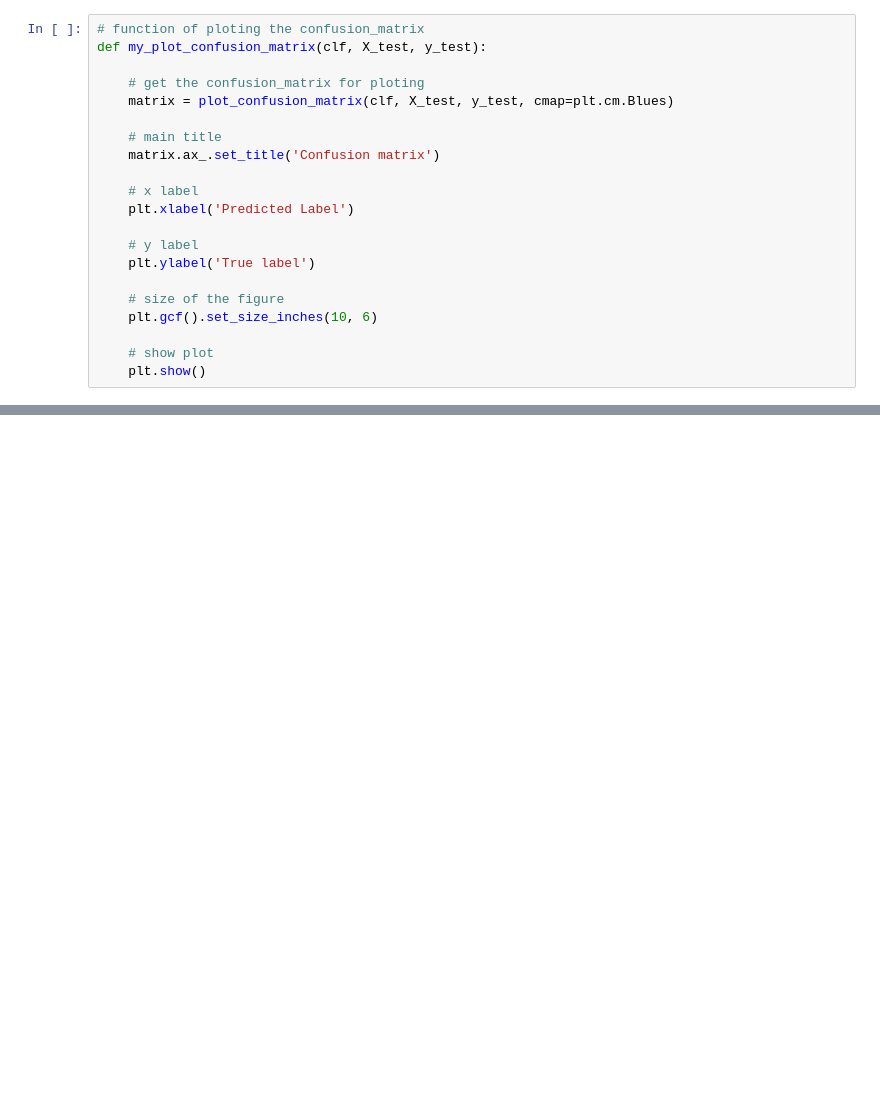
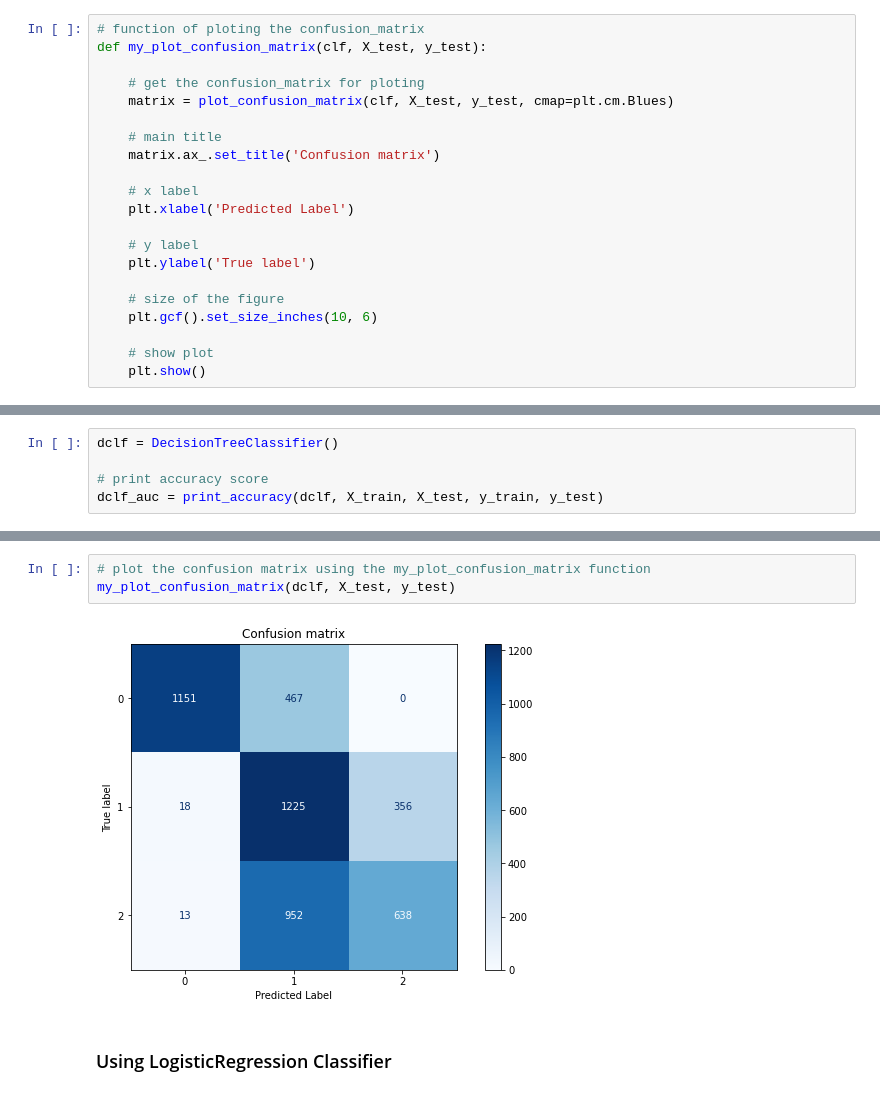
Before and after one commit to kggold4/final-project-data-visualization, a Jupyter notebook: task_4.ipynb, the cells around one changed output, grey strips where cells are left out. Drawn from its saved outputs; the diff is of its cells as text; blank space fills up the shorter version.

```diff
--- a/task_4.ipynb
+++ b/task_4.ipynb
@@ -100,0 +351,5 @@ def my_plot_confusion_matrix(clf, X_test, y_test):
+# %%
+dclf = DecisionTreeClassifier()
+
+# print accuracy score
+dclf_auc = print_accuracy(dclf, X_train, X_test, y_train, y_test)
@@ -100,0 +368,7 @@ def my_plot_confusion_matrix(clf, X_test, y_test):
+# %%
+# plot the confusion matrix using the my_plot_confusion_matrix function
+my_plot_confusion_matrix(dclf, X_test, y_test)
+# %% [output]
+[figure, added]
+# %% [markdown]
+### Using LogisticRegression Classifier
```
Also changed, not shown: parts of 67 cells of this notebook.
